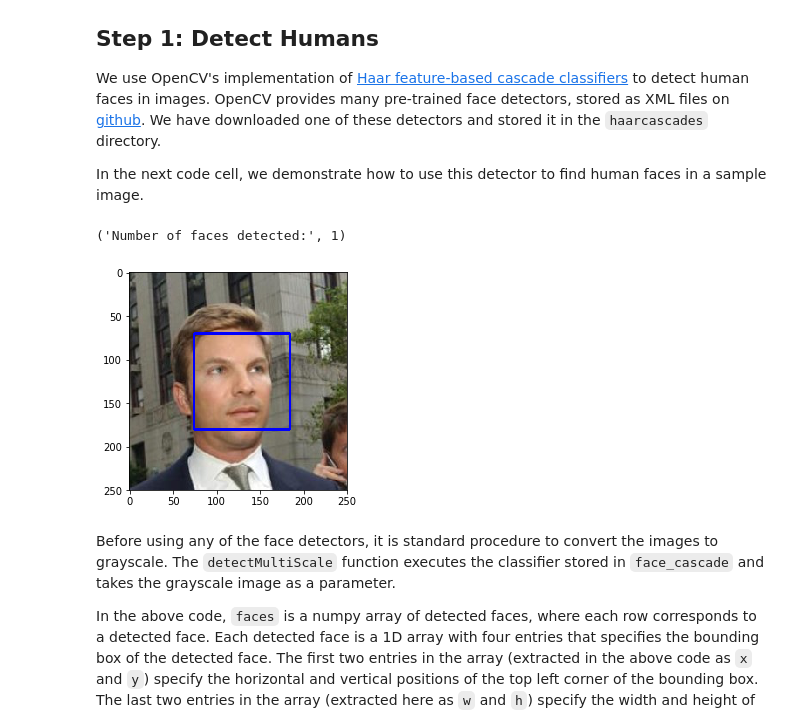
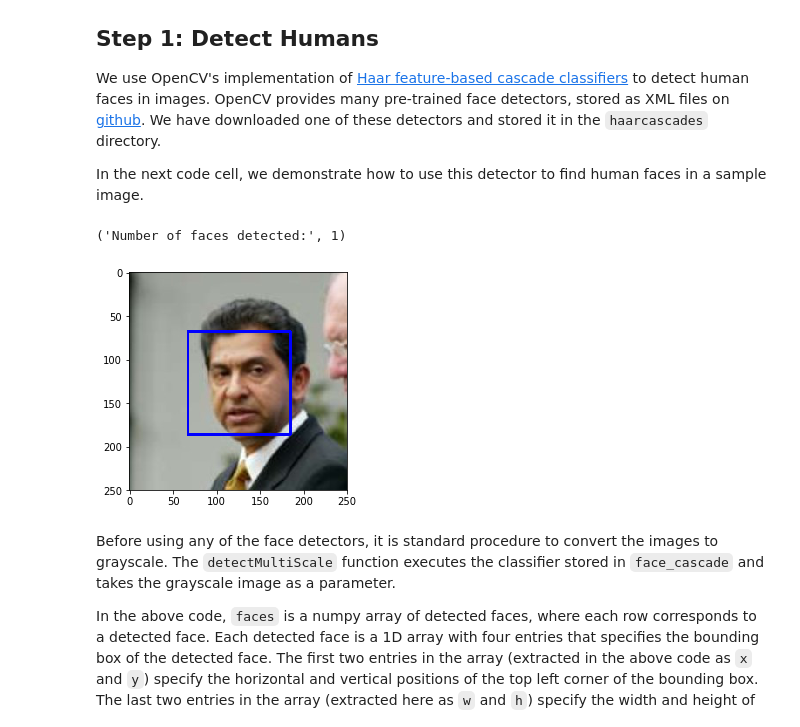
Before and after one commit to ikrambabai/dog-project, a Jupyter notebook: dog_app.ipynb, the cells around one changed output. Drawn from its saved outputs; the diff is of its cells as text; code cells hidden in the pictures.

```diff
--- a/dog_app.ipynb
+++ b/dog_app.ipynb
@@ -122,35 +122,35 @@ In the next code cell, we demonstrate how to use this detector to find human fac
 import cv2
 import matplotlib.pyplot as plt
 %matplotlib inline
 
 # extract pre-trained face detector
 face_cascade = cv2.CascadeClassifier('haarcascades/haarcascade_frontalface_alt.xml')
 
 # load color (BGR) image
-img = cv2.imread(human_files[3])
+img = cv2.imread(human_files[14])
 # convert BGR image to grayscale
 gray = cv2.cvtColor(img, cv2.COLOR_BGR2GRAY)
 
 # find faces in image
 faces = face_cascade.detectMultiScale(gray)
 
 # print number of faces detected in the image
 print('Number of faces detected:', len(faces))
 
 # get bounding box for each detected face
 for (x,y,w,h) in faces:
     # add bounding box to color image
     cv2.rectangle(img,(x,y),(x+w,y+h),(255,0,0),2)
 
 # convert BGR image to RGB for plotting
 cv_rgb = cv2.cvtColor(img, cv2.COLOR_BGR2RGB)
 
 # display the image, along with bounding box
 plt.imshow(cv_rgb)
 plt.show()
 # %% [output]
 ('Number of faces detected:', 1)
-[figure, old version]
+[figure, new version]
 # %% [markdown]
 Before using any of the face detectors, it is standard procedure to convert the images to grayscale.  The `detectMultiScale` function executes the classifier stored in `face_cascade` and takes the grayscale image as a parameter.
 
```
Also changed, not shown: parts of 4 cells of this notebook.
